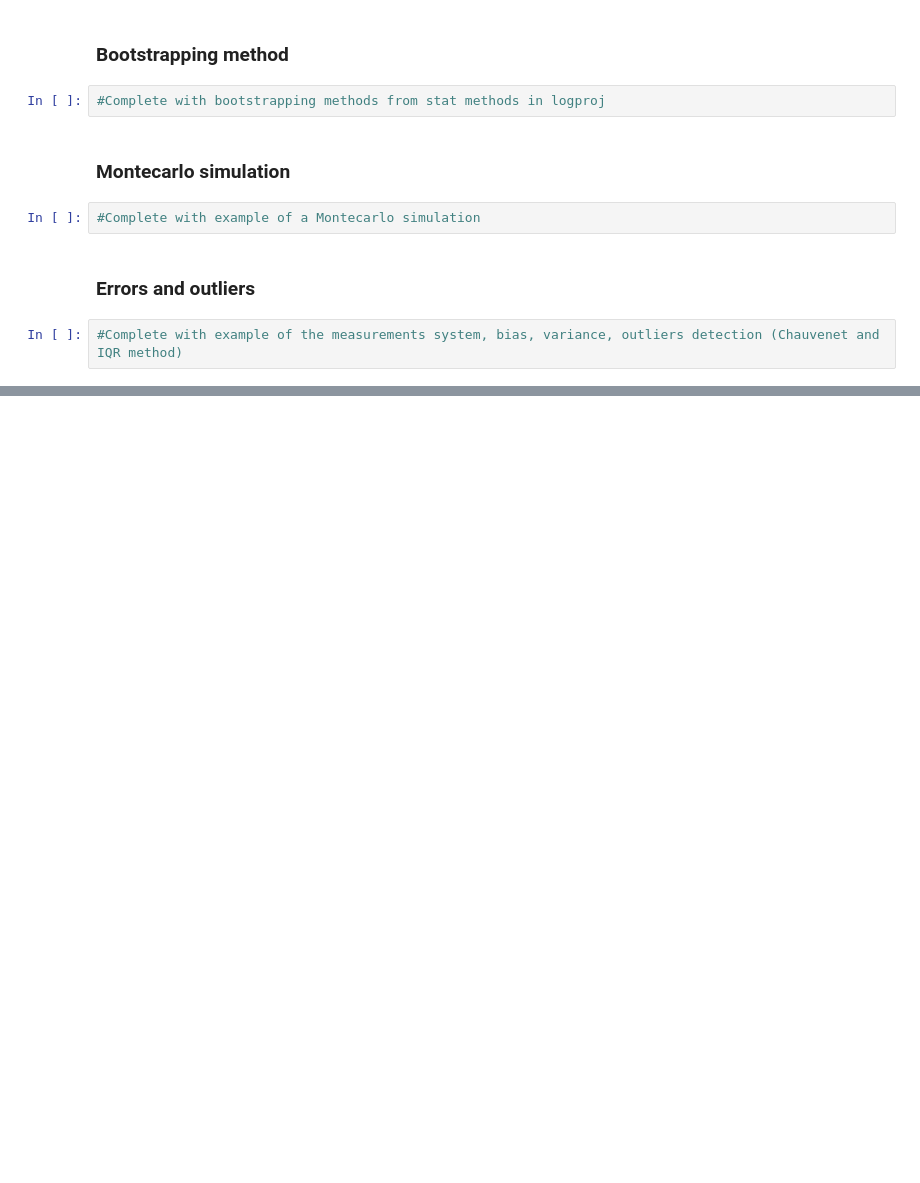
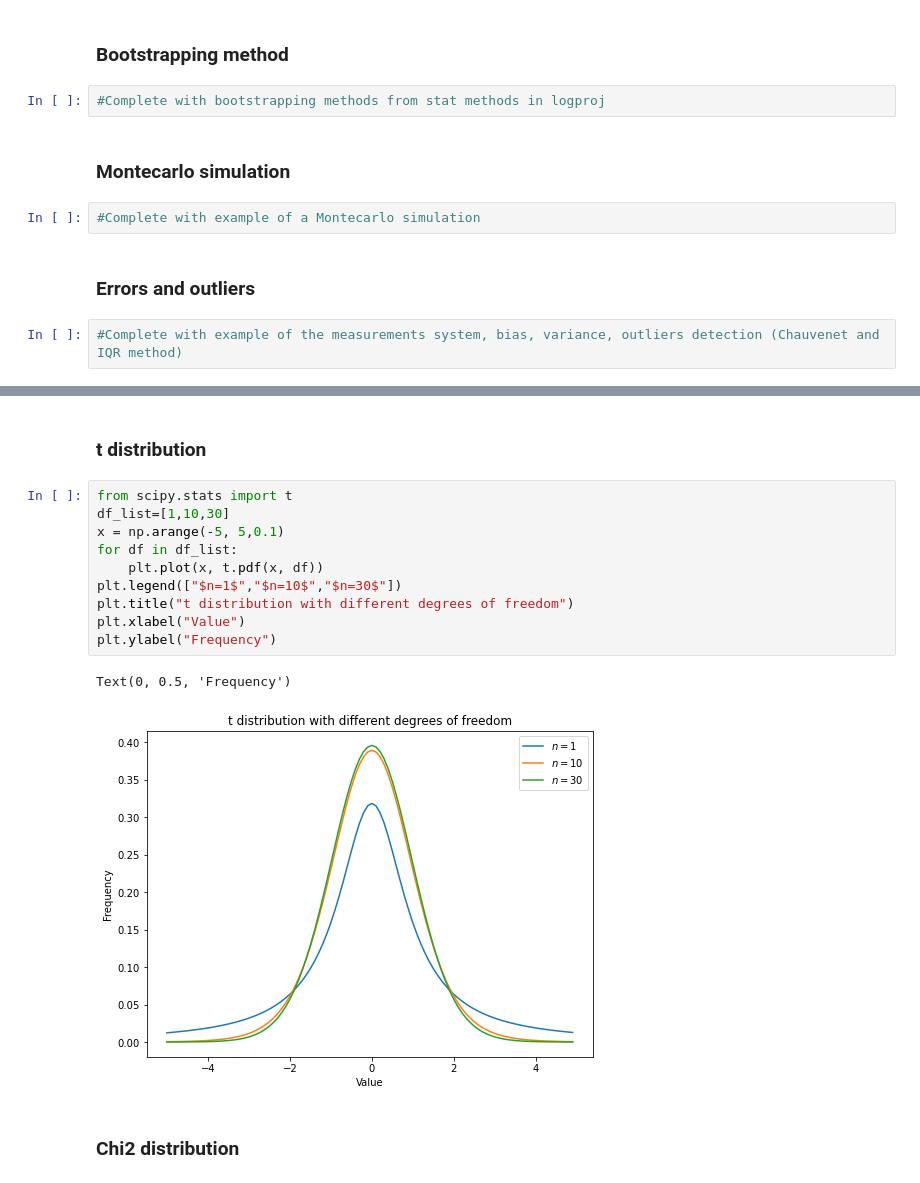
Before and after one commit to aletuf93/logproj, a Jupyter notebook: examples/03. Statistics.ipynb, the cells around one changed output, grey strips where cells are left out. Drawn from its saved outputs; the diff is of its cells as text; blank space fills up the shorter version.

```diff
--- a/examples/03. Statistics.ipynb
+++ b/examples/03. Statistics.ipynb
@@ -99,0 +136,17 @@ ax[1,1].set_xlim(min_v, max_v)
+# %% [markdown]
+### t distribution
+# %%
+from scipy.stats import t
+df_list=[1,10,30]
+x = np.arange(-5, 5,0.1)
+for df in df_list:
+    plt.plot(x, t.pdf(x, df))
+plt.legend(["$n=1$","$n=10$","$n=30$"])
+plt.title("t distribution with different degrees of freedom")
+plt.xlabel("Value")
+plt.ylabel("Frequency")
+# %% [output]
+Text(0, 0.5, 'Frequency')
+[figure, added]
+# %% [markdown]
+### Chi2 distribution
```
Also changed, not shown: parts of 7 cells of this notebook.
